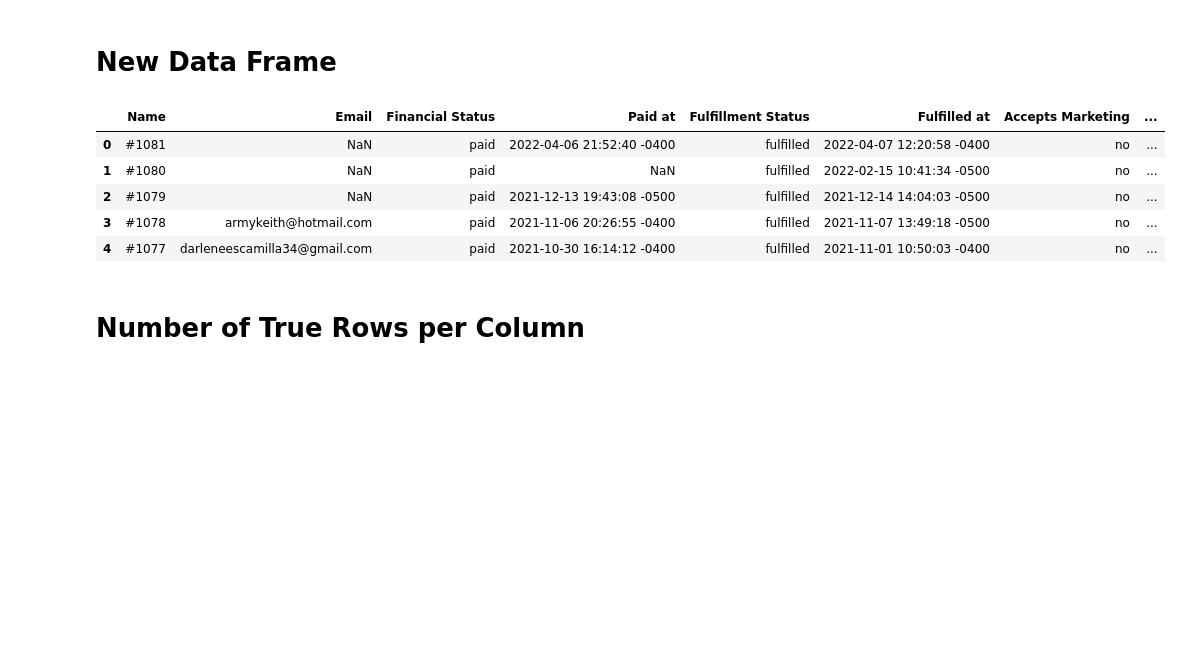
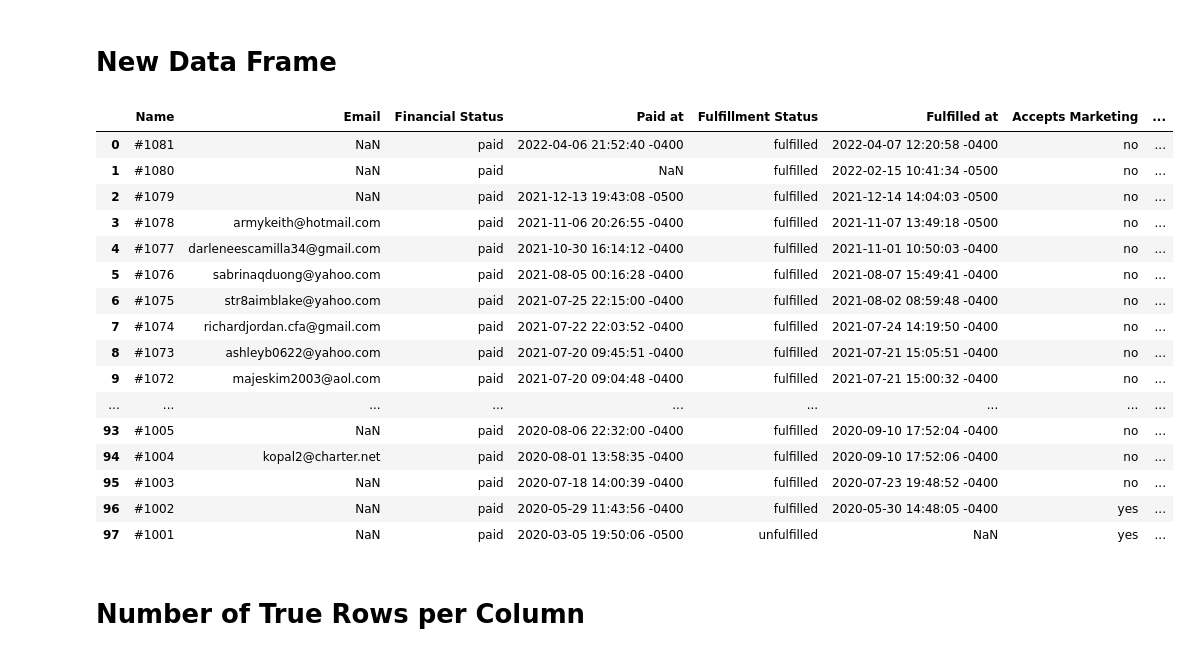
Before and after one commit to ethompson17/Explorer_Analytics, a Jupyter notebook: Explorer Analytics.ipynb, the cells around one changed output. Drawn from its saved outputs; the diff is of its cells as text; code cells hidden in the pictures; blank space fills up the shorter version.

```diff
--- a/Explorer Analytics.ipynb
+++ b/Explorer Analytics.ipynb
@@ -27,14 +27,25 @@ for column in newdf.columns:
 # %% [markdown]
 # New Data Frame
 # %%
-newdf.head(3)
+newdf.head(100)
 # %% [output]
 |  | Name | Email | Financial Status | Paid at | Fulfillment Status | Fulfilled at | Accepts Marketing | ... |
 | 0 | #1081 | NaN | paid | 2022-04-06 21:52:40 -0400 | fulfilled | 2022-04-07 12:20:58 -0400 | no | ... |
 | 1 | #1080 | NaN | paid | NaN | fulfilled | 2022-02-15 10:41:34 -0500 | no | ... |
 | 2 | #1079 | NaN | paid | 2021-12-13 19:43:08 -0500 | fulfilled | 2021-12-14 14:04:03 -0500 | no | ... |
 | 3 | #1078 | armykeith@hotmail.com | paid | 2021-11-06 20:26:55 -0400 | fulfilled | 2021-11-07 13:49:18 -0500 | no | ... |
 | 4 | #1077 | darleneescamilla34@gmail.com | paid | 2021-10-30 16:14:12 -0400 | fulfilled | 2021-11-01 10:50:03 -0400 | no | ... |
+| 5 | #1076 | sabrinaqduong@yahoo.com | paid | 2021-08-05 00:16:28 -0400 | fulfilled | 2021-08-07 15:49:41 -0400 | no | ... |
+| 6 | #1075 | str8aimblake@yahoo.com | paid | 2021-07-25 22:15:00 -0400 | fulfilled | 2021-08-02 08:59:48 -0400 | no | ... |
+| 7 | #1074 | richardjordan.cfa@gmail.com | paid | 2021-07-22 22:03:52 -0400 | fulfilled | 2021-07-24 14:19:50 -0400 | no | ... |
+| 8 | #1073 | ashleyb0622@yahoo.com | paid | 2021-07-20 09:45:51 -0400 | fulfilled | 2021-07-21 15:05:51 -0400 | no | ... |
+| 9 | #1072 | majeskim2003@aol.com | paid | 2021-07-20 09:04:48 -0400 | fulfilled | 2021-07-21 15:00:32 -0400 | no | ... |
+| ... | ... | ... | ... | ... | ... | ... | ... | ... |
+| 93 | #1005 | NaN | paid | 2020-08-06 22:32:00 -0400 | fulfilled | 2020-09-10 17:52:04 -0400 | no | ... |
+| 94 | #1004 | kopal2@charter.net | paid | 2020-08-01 13:58:35 -0400 | fulfilled | 2020-09-10 17:52:06 -0400 | no | ... |
+| 95 | #1003 | NaN | paid | 2020-07-18 14:00:39 -0400 | fulfilled | 2020-07-23 19:48:52 -0400 | no | ... |
+| 96 | #1002 | NaN | paid | 2020-05-29 11:43:56 -0400 | fulfilled | 2020-05-30 14:48:05 -0400 | yes | ... |
+| 97 | #1001 | NaN | paid | 2020-03-05 19:50:06 -0500 | unfulfilled | NaN | yes | ... |
 # %% [markdown]
 # Number of True Rows per Column
 # %%
```
Also changed, not shown: parts of 21 cells of this notebook.
